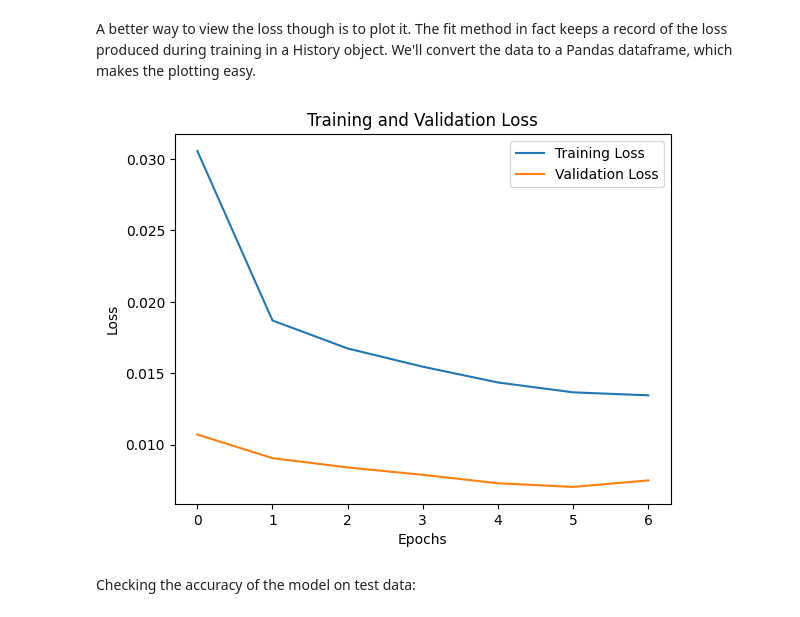
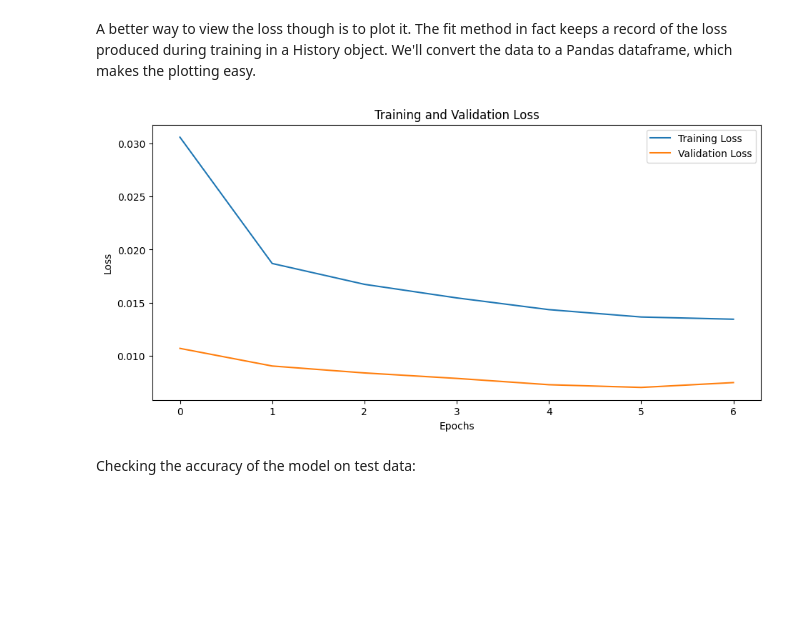
Before and after one commit to BaoLam194/Machine-Learning-Playground, a Jupyter notebook: number-classify.ipynb, the cells around one changed output. Saved outputs shown, nothing was run; the diff lists cells and outputs as text; code cells hidden in the pictures; blank space fills up the shorter version.

```diff
--- a/number-classify.ipynb
+++ b/number-classify.ipynb
@@ -112,17 +112,18 @@ A better way to view the loss though is to plot it. The fit method in fact keeps
 # %%
 import pandas as pd
 # convert the training history to a dataframe
+plt.figure(figsize =(11,5))
 history_df = pd.DataFrame(history.history)
 # use Pandas native plot method
 plt.plot(history_df['loss'], label='Training Loss')
 plt.plot(history_df['val_loss'], label='Validation Loss')
 plt.title('Training and Validation Loss')
 plt.xlabel('Epochs')
 plt.ylabel('Loss')
 plt.legend()
 plt.show()
 # %% [output]
-[figure, old version]
+[figure, new version]
 # %% [markdown]
 Checking the accuracy of the model on test data:
 # %%
```
Also changed, not shown: 2 other files.
